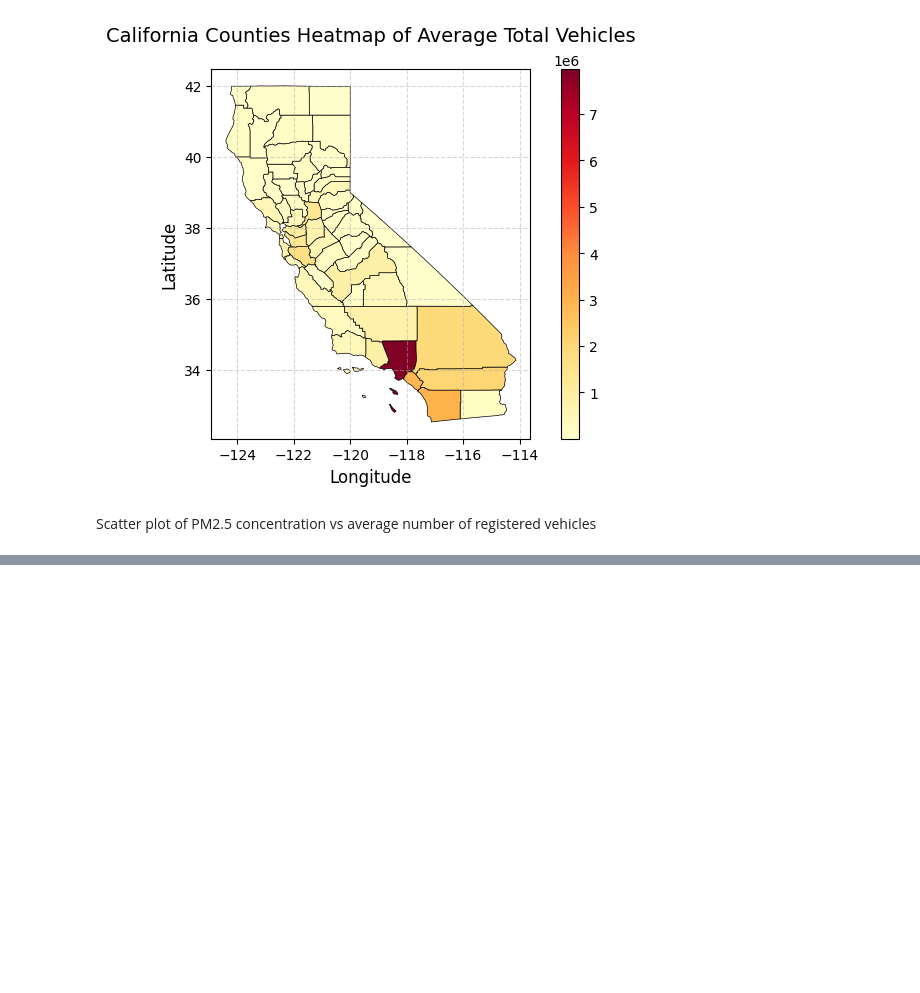
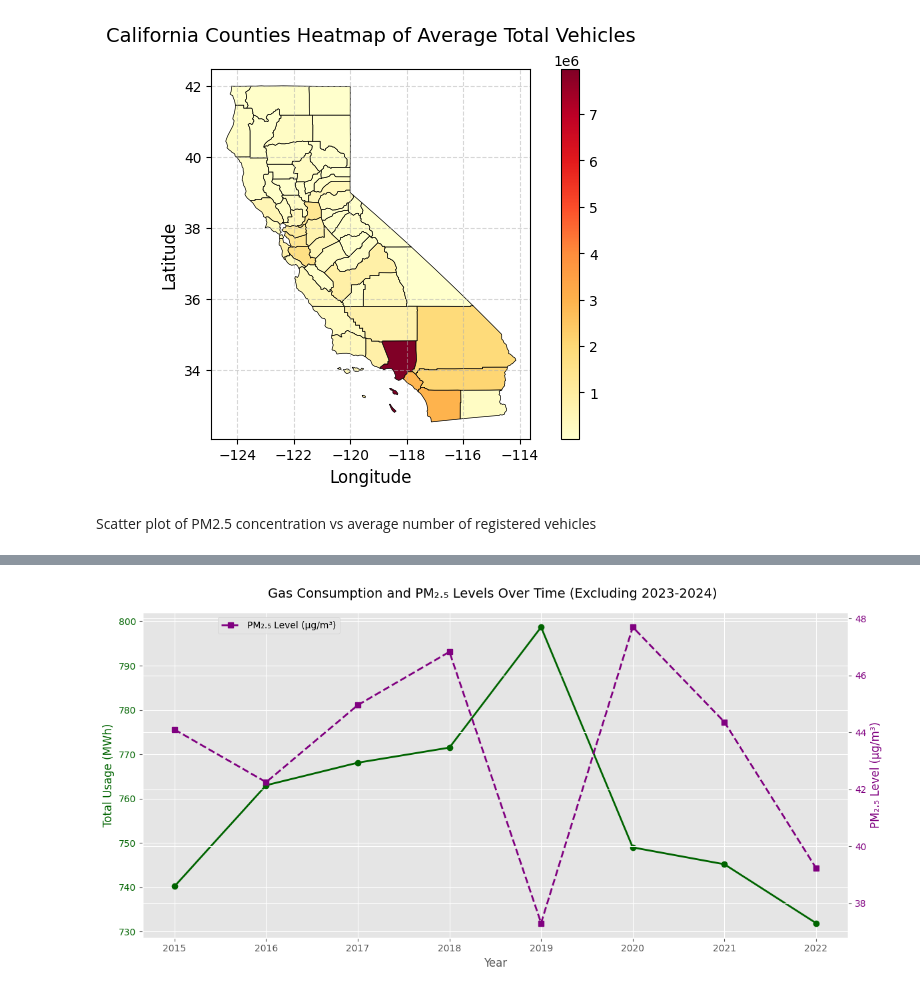
Before and after one commit to ashkren/eda_final_project, a Jupyter notebook: eda_final_project.ipynb, the cells around one changed output, grey strips where cells are left out. Saved outputs shown, nothing was run; the diff lists cells and outputs as text; code cells hidden in the pictures; blank space fills up the shorter version.

```diff
--- a/eda_final_project.ipynb
+++ b/eda_final_project.ipynb
@@ -493,0 +489,62 @@ plt.show()
+# %%
+# Load datasets
+gas_data = pd.read_csv('GasByUtility.csv')
+
+# Ensure 'Year' column exists in gas_data by extracting from a date column if necessary
+if 'Date' in gas_data.columns:
+    gas_data['Year'] = pd.to_datetime(gas_data['Date']).dt.year
+
+# Aggregate gas data by year (average usage)
+gas_aggregated = gas_data.groupby('Year', as_index=False).agg({'Total Usage': 'mean'})
+
+# Extract year from the 'Date' column in PM2.5 data
+pm25_data['Year'] = pm25_data['Date'].dt.year
+
+# Aggregate PM2.5 data by year (mean values for PM2.5 levels)
+pm25_aggregated = pm25_data.groupby('Year', as_index=False).agg({'Daily AQI Value': 'mean'})
+
+# Merge datasets on 'Year' column
+merged_data = pd.merge(pm25_aggregated, gas_aggregated, on='Year', how='left')
+
+# Remove years 2023 and 2024 from gas data and merged data
+merged_data = merged_data[~merged_data['Year'].isin([2023, 2024])]
+
+# Use a valid style for better aesthetics
+plt.style.use('ggplot')  # A built-in Matplotlib style
+fig, ax1 = plt.subplots(figsize=(12, 6))
+
+# Plot gas consumption
+ax1.plot(
+    merged_data['Year'],
+    merged_data['Total Usage'],
+    color='darkgreen',
+    linewidth=2,
+    marker='o',
+    label='Gas Consumption (MWh)'
+)
+ax1.set_xlabel('Year', fontsize=12)
+ax1.set_ylabel('Total Usage (MWh)', color='darkgreen', fontsize=12)
+ax1.tick_params(axis='y', labelcolor='darkgreen', labelsize=10)
+ax1.tick_params(axis='x', labelsize=10)
+
+# Plot PM2.5 levels
+ax2 = ax1.twinx()
+ax2.plot(
+    merged_data['Year'],
+    merged_data['Daily AQI Value'],
+    color='purple',
+    linewidth=2,
+    linestyle='--',
+    marker='s',
+    label='PM₂.₅ Level (µg/m³)'
+)
+ax2.set_ylabel('PM₂.₅ Level (µg/m³)', color='purple', fontsize=12)
+ax2.tick_params(axis='y', labelcolor='purple', labelsize=10)
+
+# Add title and legend
+fig.suptitle('Gas Consumption and PM₂.₅ Levels Over Time (Excluding 2023-2024)', fontsize=14)
+fig.tight_layout()
+plt.legend(loc='upper left', bbox_to_anchor=(0.1, 1), fontsize=10)
+plt.show()
+# %% [output]
+[figure, added]
```
Also changed, not shown: parts of 4 cells of this notebook, 4 other files.
